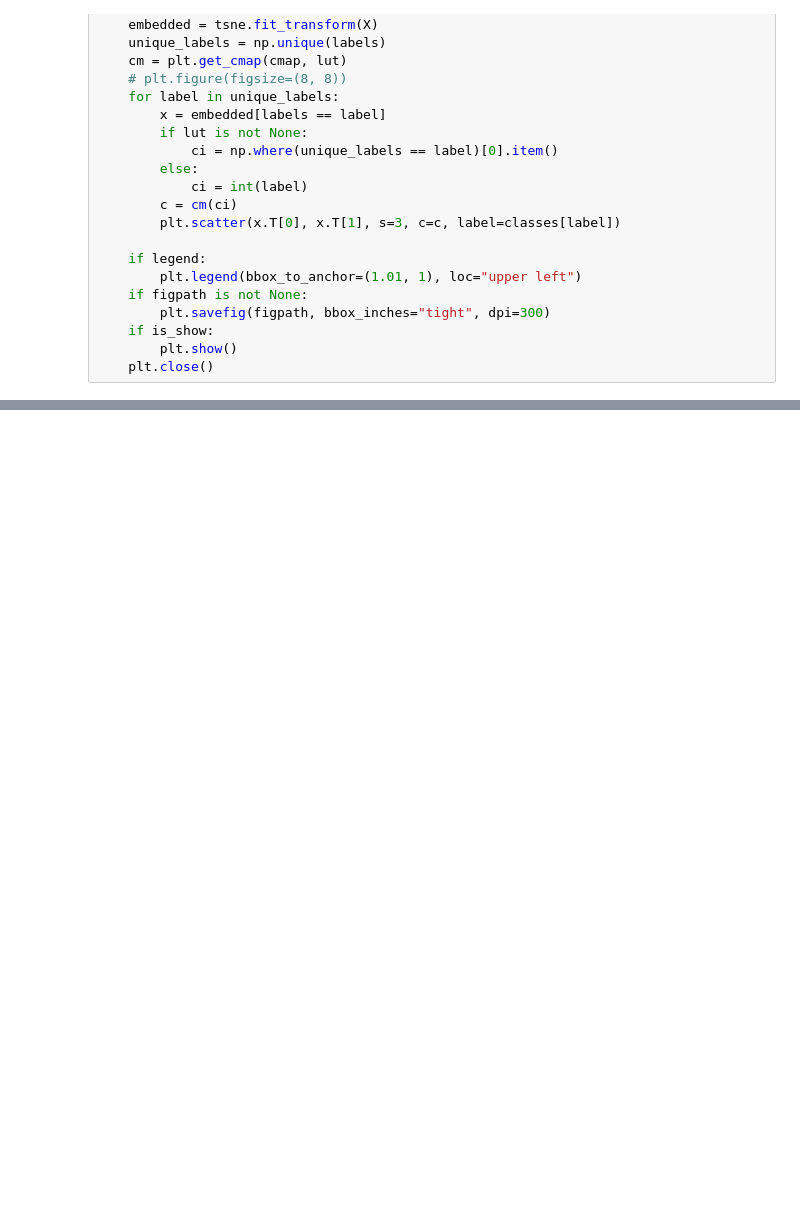
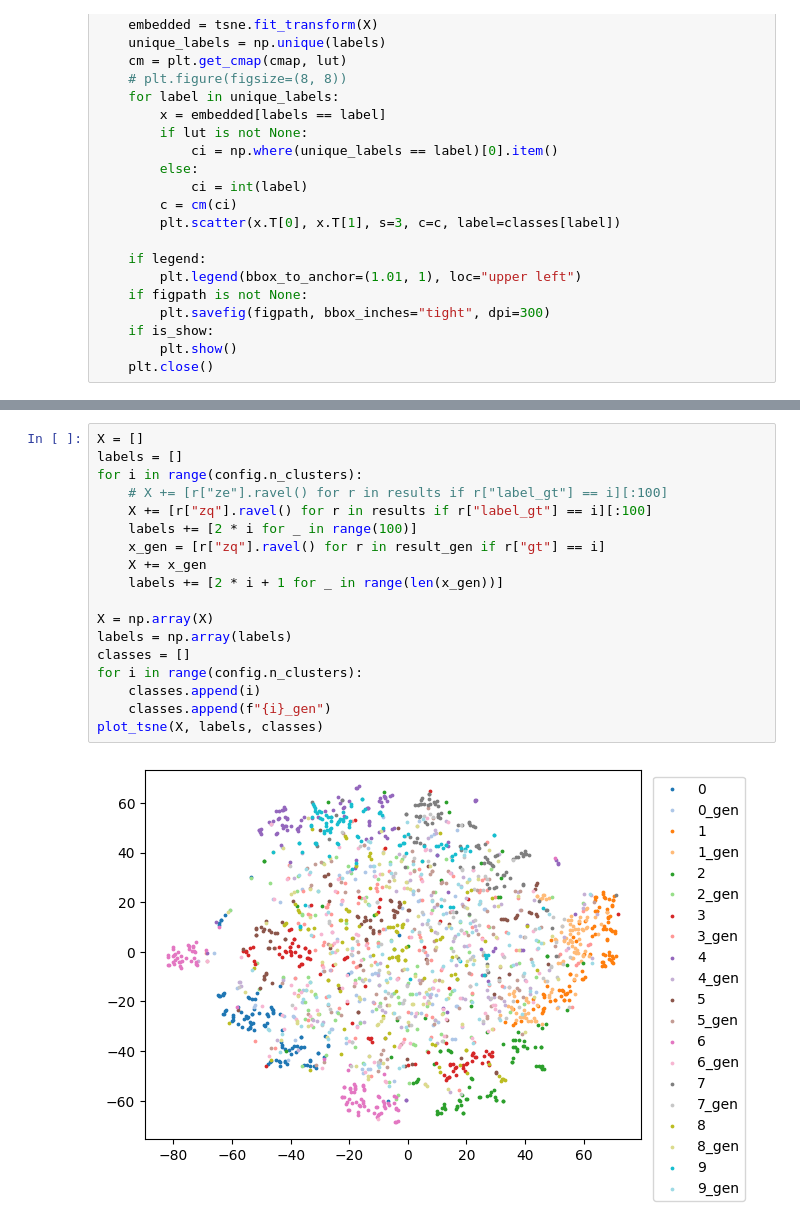
Before and after one commit to kojikojiprg/csqvae, a Jupyter notebook: notebooks/mnist.ipynb, the cells around one changed output, grey strips where cells are left out. Drawn from its saved outputs; the diff is of its cells as text; blank space fills up the shorter version.

```diff
--- a/notebooks/mnist.ipynb
+++ b/notebooks/mnist.ipynb
@@ -255,0 +272,20 @@ plot_tsne(X, labels, list(range(config.n_clusters + 1)))
+# %%
+X = []
+labels = []
+for i in range(config.n_clusters):
+    # X += [r["ze"].ravel() for r in results if r["label_gt"] == i][:100]
+    X += [r["zq"].ravel() for r in results if r["label_gt"] == i][:100]
+    labels += [2 * i for _ in range(100)]
+    x_gen = [r["zq"].ravel() for r in result_gen if r["gt"] == i]
+    X += x_gen
+    labels += [2 * i + 1 for _ in range(len(x_gen))]
+
+X = np.array(X)
+labels = np.array(labels)
+classes = []
+for i in range(config.n_clusters):
+    classes.append(i)
+    classes.append(f"{i}_gen")
+plot_tsne(X, labels, classes)
+# %% [output]
+[figure, added]
```
Also changed, not shown: parts of 8 cells of this notebook, 1 other file.
